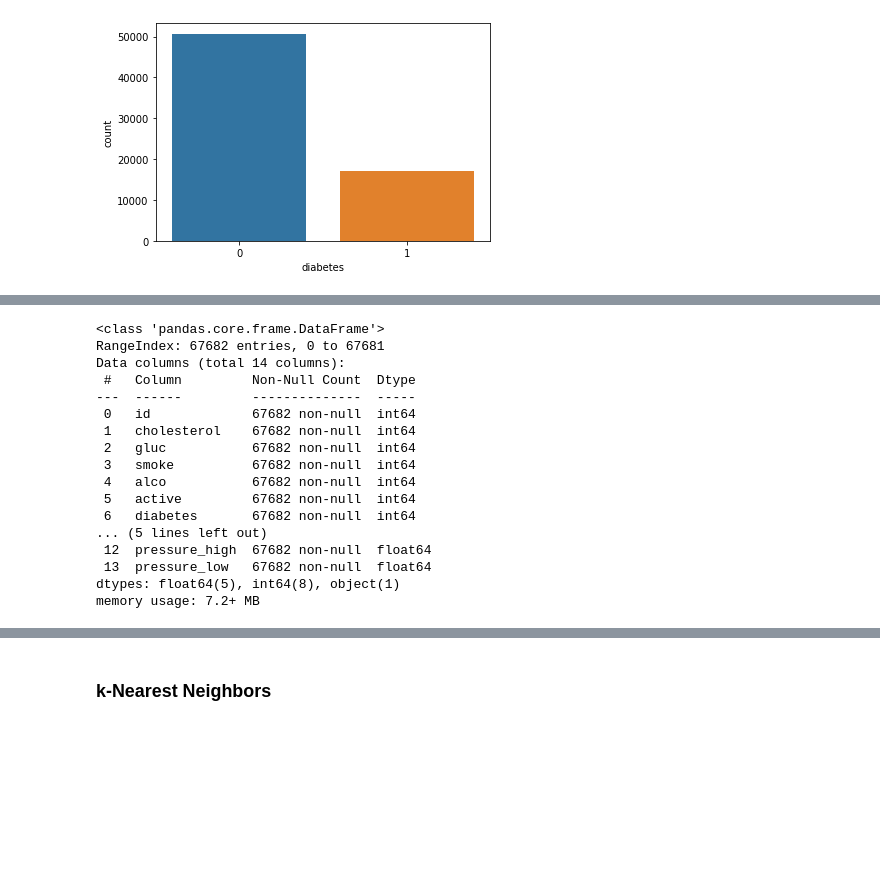
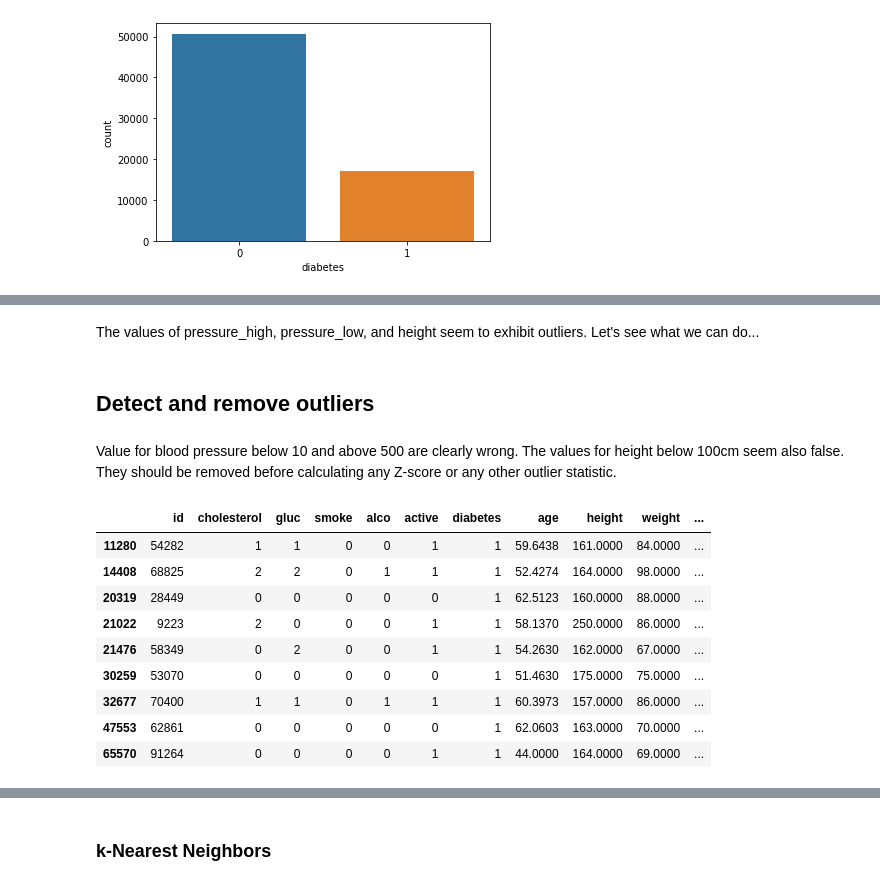
Before and after one commit to m4rtinkoenig/ML-with-Python, a Jupyter notebook: notebooks/KNN Regression.ipynb, the cells around one changed output, grey strips where cells are left out. Drawn from its saved outputs; the diff is of its cells as text; code cells hidden in the pictures; blank space fills up the shorter version.

```diff
--- a/notebooks/KNN Regression.ipynb
+++ b/notebooks/KNN Regression.ipynb
@@ -83,20 +84,8 @@ diabetes.groupby('diabetes').mean().T
-# %%
-diabetes.info()
-# %% [output]
-<class 'pandas.core.frame.DataFrame'>
-RangeIndex: 67682 entries, 0 to 67681
-Data columns (total 14 columns):
- #   Column         Non-Null Count  Dtype
----  ------         --------------  -----
- 0   id             67682 non-null  int64
- 1   cholesterol    67682 non-null  int64
- 2   gluc           67682 non-null  int64
- 3   smoke          67682 non-null  int64
- 4   alco           67682 non-null  int64
- 5   active         67682 non-null  int64
- 6   diabetes       67682 non-null  int64
-... (5 lines left out)
- 12  pressure_high  67682 non-null  float64
- 13  pressure_low   67682 non-null  float64
-dtypes: float64(5), int64(8), object(1)
-memory usage: 7.2+ MB
+# %% [markdown]
+The values of pressure_high, pressure_low, and height seem to exhibit outliers. Let's see what we can do...
+# %% [markdown]
+## Detect and remove outliers
+# %% [markdown]
+Value for blood pressure below 10 and above 500 are clearly wrong.
+The values for height below 100cm seem also false.
+They should be removed before calculating any Z-score or any other outlier statistic.
@@ -102,0 +98,23 @@ memory usage: 7.2+ MB
+# %%
+from scipy import stats
+thres = 2.326 * 4  # 99% quantile of zscore is 2.326
+z_score = stats.zscore(diabetes_cleaned.drop(['id', 'ind', 'diabetes'], axis=1))
+'''
+Outliers are observations (rows) that have
+an abnormal z_score (negative or positive)
+in at least one feature.
+'''
+
+outlier = (np.abs(z_score) >= thres).any(axis=1)
+diabetes_cleaned[outlier]  # these will be removed
+# %% [output]
+|  | id | cholesterol | gluc | smoke | alco | active | diabetes | age | height | weight | ... |
+| 11280 | 54282 | 1 | 1 | 0 | 0 | 1 | 1 | 59.6438 | 161.0000 | 84.0000 | ... |
+| 14408 | 68825 | 2 | 2 | 0 | 1 | 1 | 1 | 52.4274 | 164.0000 | 98.0000 | ... |
+| 20319 | 28449 | 0 | 0 | 0 | 0 | 0 | 1 | 62.5123 | 160.0000 | 88.0000 | ... |
+| 21022 | 9223 | 2 | 0 | 0 | 0 | 1 | 1 | 58.1370 | 250.0000 | 86.0000 | ... |
+| 21476 | 58349 | 0 | 2 | 0 | 0 | 1 | 1 | 54.2630 | 162.0000 | 67.0000 | ... |
+| 30259 | 53070 | 0 | 0 | 0 | 0 | 0 | 1 | 51.4630 | 175.0000 | 75.0000 | ... |
+| 32677 | 70400 | 1 | 1 | 0 | 1 | 1 | 1 | 60.3973 | 157.0000 | 86.0000 | ... |
+| 47553 | 62861 | 0 | 0 | 0 | 0 | 0 | 1 | 62.0603 | 163.0000 | 70.0000 | ... |
+| 65570 | 91264 | 0 | 0 | 0 | 0 | 1 | 1 | 44.0000 | 164.0000 | 69.0000 | ... |
```
Also changed, not shown: parts of 10 cells of this notebook, 1 other file.
